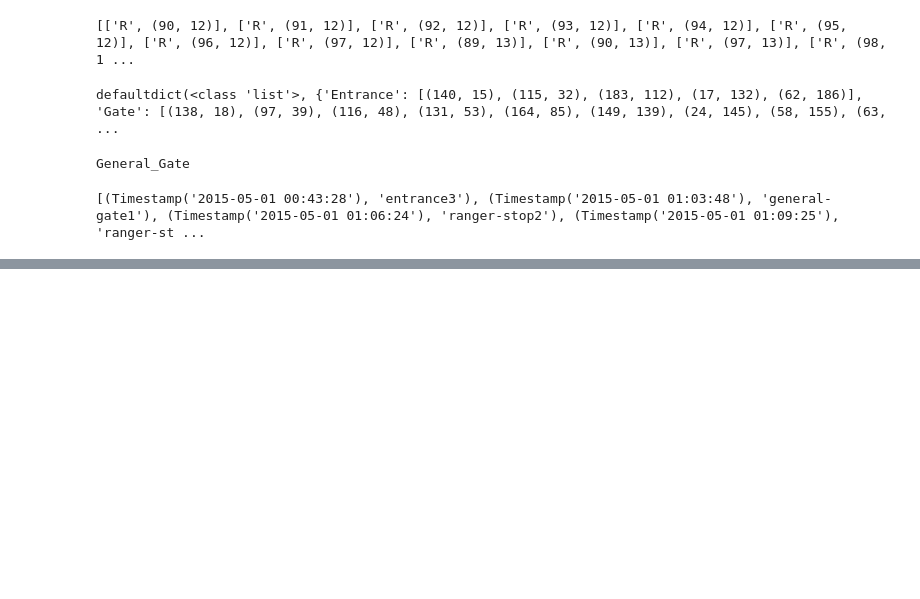
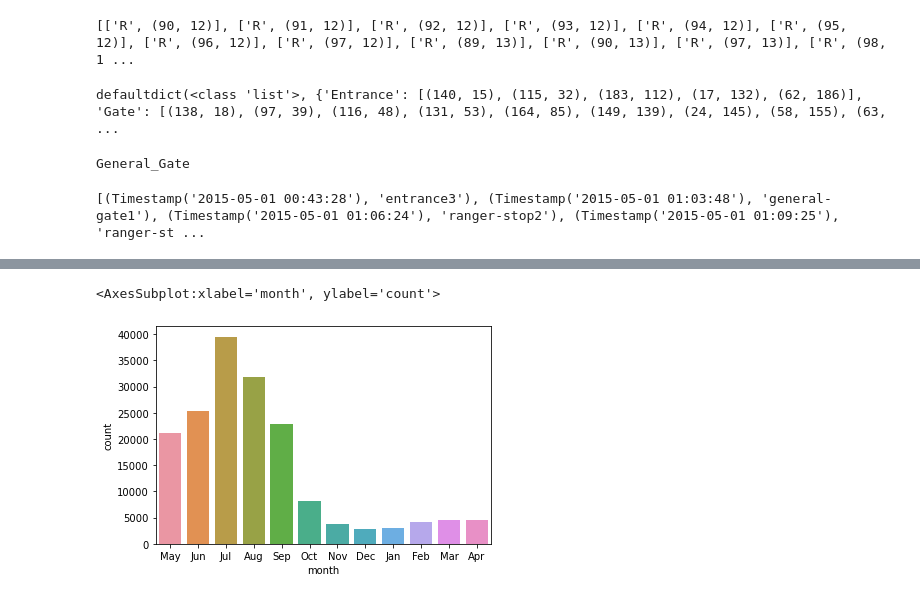
Before and after one commit to dollberk/Patterns_of_Life_Capstone, a Jupyter notebook: Capstone_Final.ipynb, the cells around one changed output, grey strips where cells are left out. Cells and saved outputs as stored; diff of their text form; code cells hidden in the pictures; blank space fills up the shorter version.

Commit message:
preliminary visualization thoughts

```diff
--- a/Capstone_Final.ipynb
+++ b/Capstone_Final.ipynb
@@ -412,0 +419,4 @@ print(car_id_dict[('20154301124328-262', '4')])
+# %%
+# separate out by month to see trends
+data['month'] = [d.strftime('%b') for d in data.Timestamp]
+data.head()
@@ -412,0 +430,6 @@ print(car_id_dict[('20154301124328-262', '4')])
+# %%
+# visualize data overall
+sns.countplot(x=data.month)
+# %% [output]
+<AxesSubplot:xlabel='month', ylabel='count'>
+[figure, added]
```
Also changed, not shown: parts of 7 cells of this notebook.
